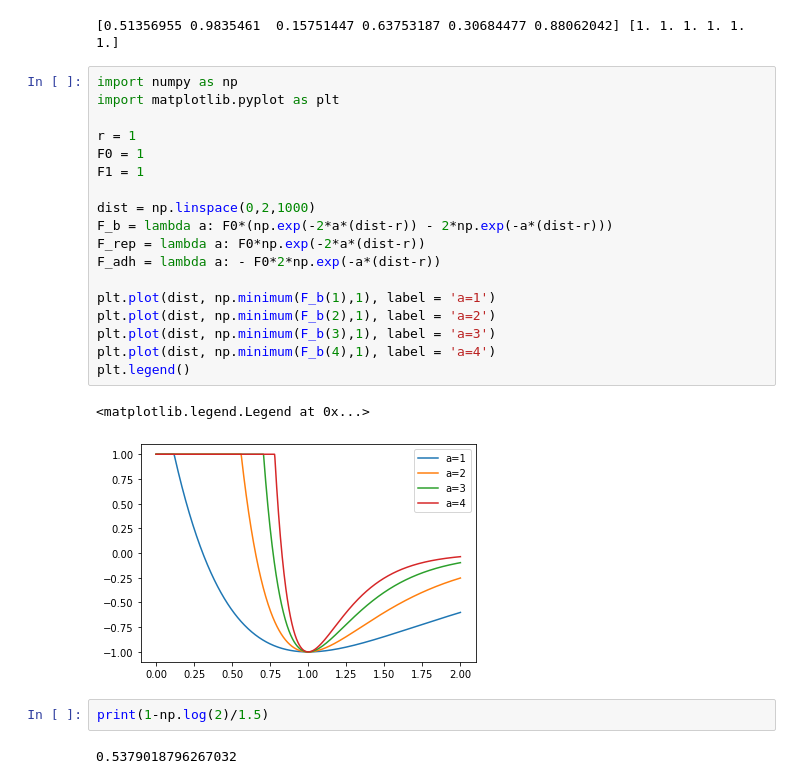
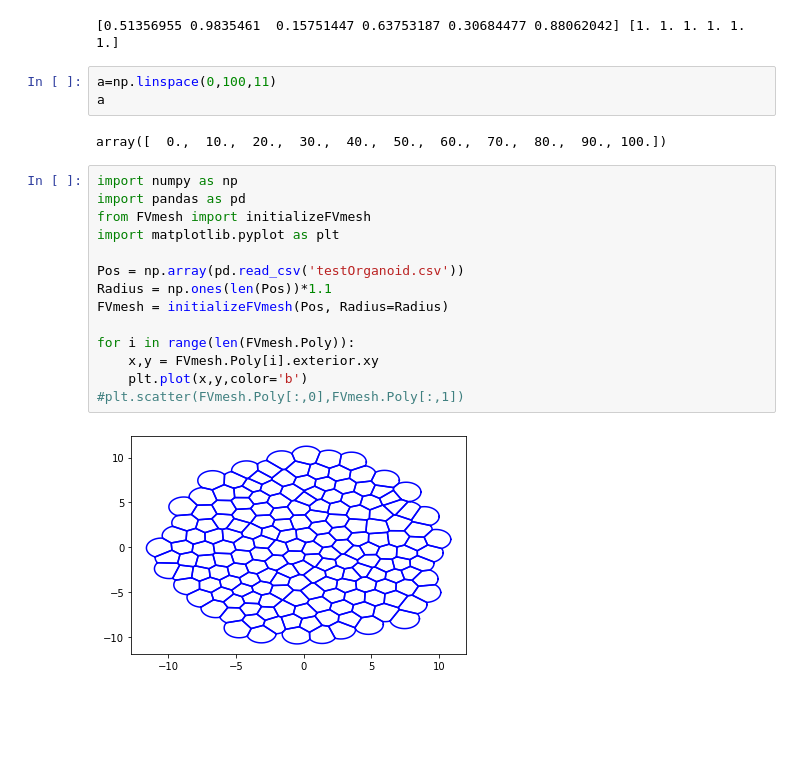
Before and after one commit to SchardtS/Cell-Differentiation, a Jupyter notebook: Testing Ground.ipynb, the cells around one changed output. Drawn from its saved outputs; the diff is of its cells as text; blank space fills up the shorter version.

```diff
--- a/Testing Ground.ipynb
+++ b/Testing Ground.ipynb
@@ -119,28 +119,24 @@ a = np.random.rand(6)
 print(a, np.maximum(a, 1))
 # %% [output]
 [0.51356955 0.9835461  0.15751447 0.63753187 0.30684477 0.88062042] [1. 1. 1. 1. 1. 1.]
-# %%
-import numpy as np
-import matplotlib.pyplot as plt
-
-r = 1
-F0 = 1
-F1 = 1
-
-dist = np.linspace(0,2,1000)
-F_b = lambda a: F0*(np.exp(-2*a*(dist-r)) - 2*np.exp(-a*(dist-r)))
-F_rep = lambda a: F0*np.exp(-2*a*(dist-r))
-F_adh = lambda a: - F0*2*np.exp(-a*(dist-r))
-
-plt.plot(dist, np.minimum(F_b(1),1), label = 'a=1')
-plt.plot(dist, np.minimum(F_b(2),1), label = 'a=2')
-plt.plot(dist, np.minimum(F_b(3),1), label = 'a=3')
-plt.plot(dist, np.minimum(F_b(4),1), label = 'a=4')
-plt.legend()
-# %% [output]
-<matplotlib.legend.Legend at 0x...>
-[figure, removed]
-# %%
-print(1-np.log(2)/1.5)
-# %% [output]
-0.5379018796267032
+# %%
+a=np.linspace(0,100,11)
+a
+# %% [output]
+array([  0.,  10.,  20.,  30.,  40.,  50.,  60.,  70.,  80.,  90., 100.])
+# %%
+import numpy as np
+import pandas as pd
+from FVmesh import initializeFVmesh
+import matplotlib.pyplot as plt
+
+Pos = np.array(pd.read_csv('testOrganoid.csv'))
+Radius = np.ones(len(Pos))*1.1
+FVmesh = initializeFVmesh(Pos, Radius=Radius)
+
+for i in range(len(FVmesh.Poly)):
+    x,y = FVmesh.Poly[i].exterior.xy
+    plt.plot(x,y,color='b')
+#plt.scatter(FVmesh.Poly[:,0],FVmesh.Poly[:,1])
+# %% [output]
+[figure, added]
```
Also changed, not shown: parts of 1 cell of this notebook, 46 other files.
